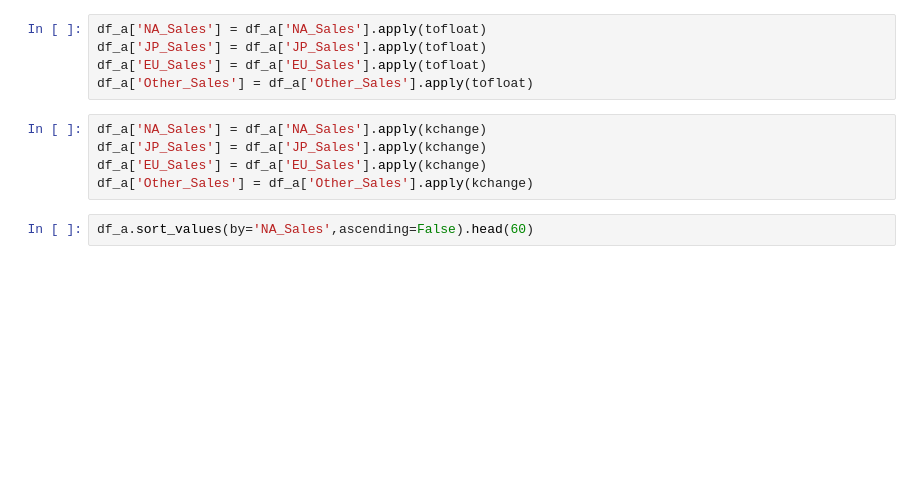
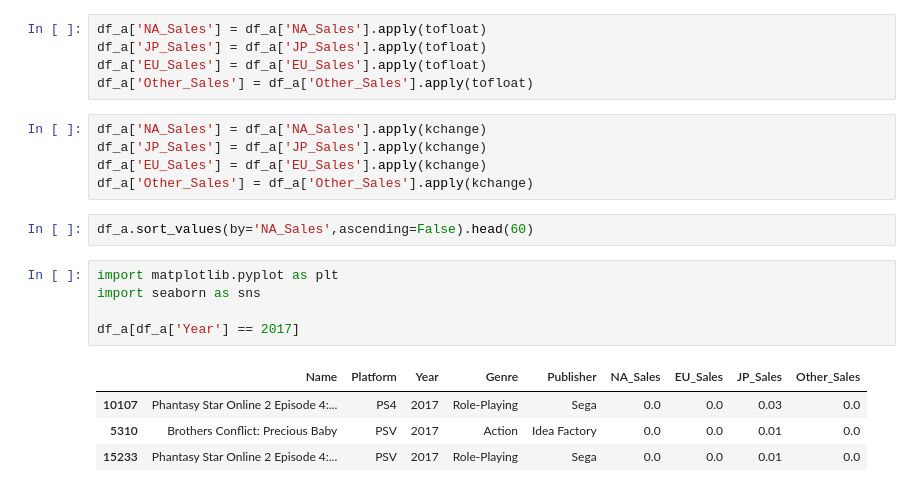
Before and after one commit to momotonton/portfolio-web, a Jupyter notebook: Project_1.ipynb, the cells around one changed output. Saved outputs shown, nothing was run; the diff lists cells and outputs as text; blank space fills up the shorter version.

```diff
--- a/Project_1.ipynb
+++ b/Project_1.ipynb
@@ -302,3 +306,13 @@ df_a['EU_Sales'] = df_a['EU_Sales'].apply(kchange)
 df_a['Other_Sales'] = df_a['Other_Sales'].apply(kchange)
 # %%
 df_a.sort_values(by='NA_Sales',ascending=False).head(60)
+# %%
+import matplotlib.pyplot as plt
+import seaborn as sns
+
+df_a[df_a['Year'] == 2017]
+# %% [output]
+|  | Name | Platform | Year | Genre | Publisher | NA_Sales | EU_Sales | JP_Sales | Other_Sales |
+| 10107 | Phantasy Star Online 2 Episode 4:... | PS4 | 2017 | Role-Playing | Sega | 0.0 | 0.0 | 0.03 | 0.0 |
+| 5310 | Brothers Conflict: Precious Baby | PSV | 2017 | Action | Idea Factory | 0.0 | 0.0 | 0.01 | 0.0 |
+| 15233 | Phantasy Star Online 2 Episode 4:... | PSV | 2017 | Role-Playing | Sega | 0.0 | 0.0 | 0.01 | 0.0 |
```
Also changed, not shown: parts of 11 cells of this notebook.
